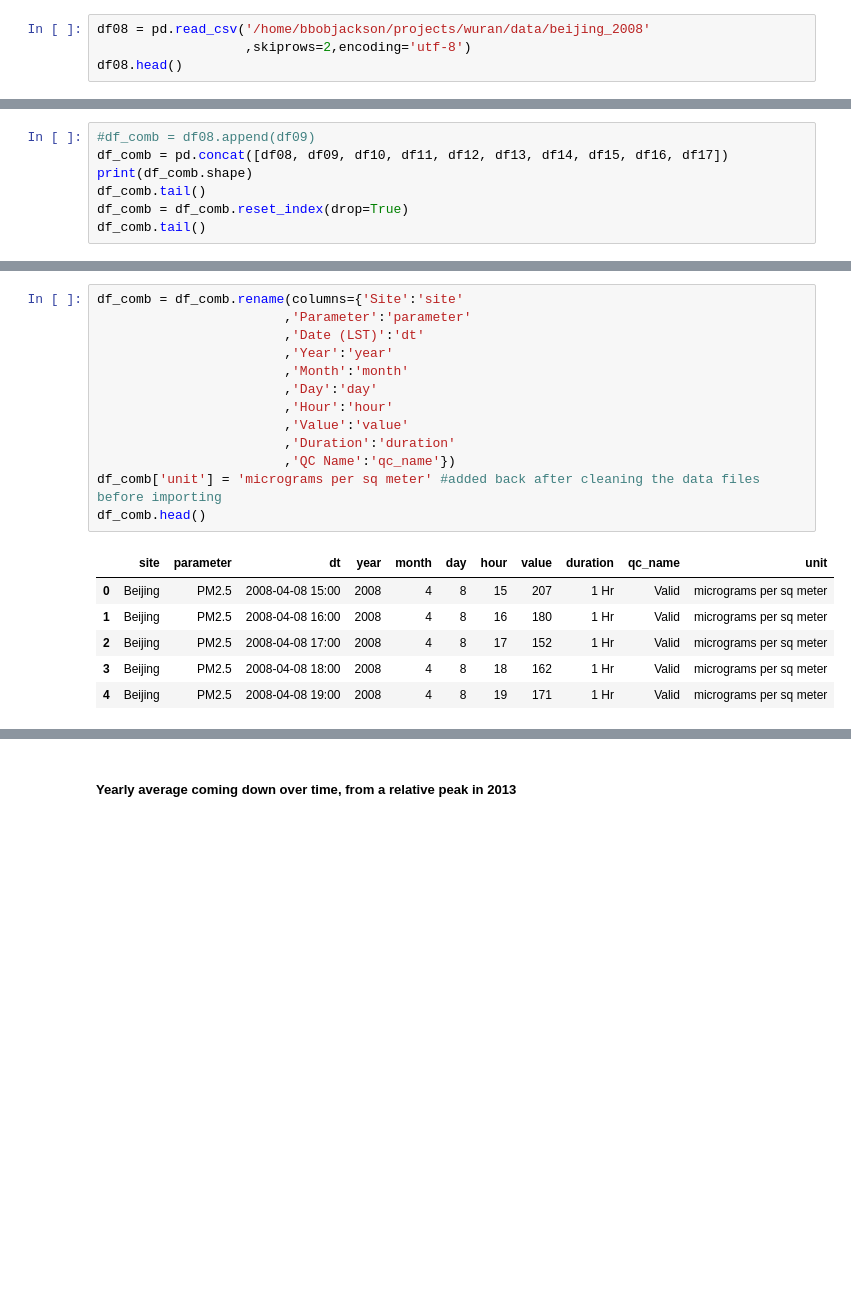
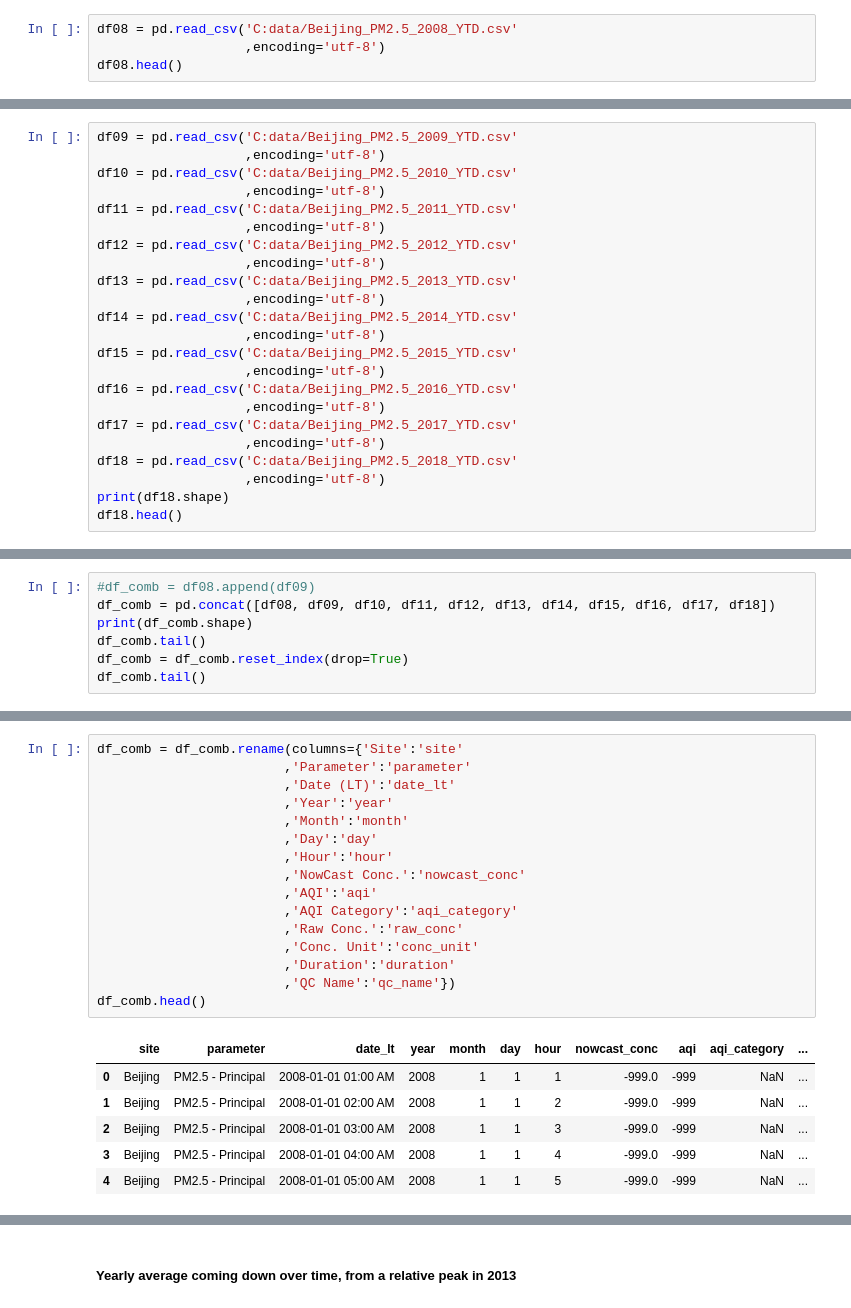
Before and after one commit to yontartu/wuran, a Jupyter notebook: beijing_aqi.ipynb, the cells around one changed output, grey strips where cells are left out. Saved outputs shown, nothing was run; the diff lists cells and outputs as text; blank space fills up the shorter version.

```diff
--- a/beijing_aqi.ipynb
+++ b/beijing_aqi.ipynb
@@ -15,7 +16,7 @@ import json
 
 %matplotlib inline
 # %%
-df08 = pd.read_csv('/home/bbobjackson/projects/wuran/data/beijing_2008'
-                   ,skiprows=2,encoding='utf-8')
+df08 = pd.read_csv('C:data/Beijing_PM2.5_2008_YTD.csv'
+                   ,encoding='utf-8')
 df08.head()
 # %% [output]
@@ -59,0 +29,23 @@ df16.head()
+# %%
+df09 = pd.read_csv('C:data/Beijing_PM2.5_2009_YTD.csv'
+                   ,encoding='utf-8')
+df10 = pd.read_csv('C:data/Beijing_PM2.5_2010_YTD.csv'
+                   ,encoding='utf-8')
+df11 = pd.read_csv('C:data/Beijing_PM2.5_2011_YTD.csv'
+                   ,encoding='utf-8')
+df12 = pd.read_csv('C:data/Beijing_PM2.5_2012_YTD.csv'
+                   ,encoding='utf-8')
+df13 = pd.read_csv('C:data/Beijing_PM2.5_2013_YTD.csv'
+                   ,encoding='utf-8')
+df14 = pd.read_csv('C:data/Beijing_PM2.5_2014_YTD.csv'
+                   ,encoding='utf-8')
+df15 = pd.read_csv('C:data/Beijing_PM2.5_2015_YTD.csv'
+                   ,encoding='utf-8')
+df16 = pd.read_csv('C:data/Beijing_PM2.5_2016_YTD.csv'
+                   ,encoding='utf-8')
+df17 = pd.read_csv('C:data/Beijing_PM2.5_2017_YTD.csv'
+                   ,encoding='utf-8')
+df18 = pd.read_csv('C:data/Beijing_PM2.5_2018_YTD.csv'
+                   ,encoding='utf-8')
+print(df18.shape)
+df18.head()
@@ -60,6 +60,6 @@ df16.head()
 # %%
 #df_comb = df08.append(df09)
-df_comb = pd.concat([df08, df09, df10, df11, df12, df13, df14, df15, df16, df17])
+df_comb = pd.concat([df08, df09, df10, df11, df12, df13, df14, df15, df16, df17, df18])
 print(df_comb.shape)
 df_comb.tail()
 df_comb = df_comb.reset_index(drop=True)
@@ -84,22 +84,25 @@ Each smaller dataframe should have 4 fewer lines, accountings for data descripti
 # %%
 df_comb = df_comb.rename(columns={'Site':'site'
                         ,'Parameter':'parameter'
-                        ,'Date (LST)':'dt'
+                        ,'Date (LT)':'date_lt'
                         ,'Year':'year'
                         ,'Month':'month'
                         ,'Day':'day'
                         ,'Hour':'hour'
-                        ,'Value':'value'
+                        ,'NowCast Conc.':'nowcast_conc'
+                        ,'AQI':'aqi'
+                        ,'AQI Category':'aqi_category'
+                        ,'Raw Conc.':'raw_conc'
+                        ,'Conc. Unit':'conc_unit'
                         ,'Duration':'duration'
                         ,'QC Name':'qc_name'})
-df_comb['unit'] = 'micrograms per sq meter' #added back after cleaning the data files before importing
 df_comb.head()
 # %% [output]
-|  | site | parameter | dt | year | month | day | hour | value | duration | qc_name | unit |
-| 0 | Beijing | PM2.5 | 2008-04-08 15:00 | 2008 | 4 | 8 | 15 | 207 | 1 Hr | Valid | micrograms per sq meter |
-| 1 | Beijing | PM2.5 | 2008-04-08 16:00 | 2008 | 4 | 8 | 16 | 180 | 1 Hr | Valid | micrograms per sq meter |
-| 2 | Beijing | PM2.5 | 2008-04-08 17:00 | 2008 | 4 | 8 | 17 | 152 | 1 Hr | Valid | micrograms per sq meter |
-| 3 | Beijing | PM2.5 | 2008-04-08 18:00 | 2008 | 4 | 8 | 18 | 162 | 1 Hr | Valid | micrograms per sq meter |
-| 4 | Beijing | PM2.5 | 2008-04-08 19:00 | 2008 | 4 | 8 | 19 | 171 | 1 Hr | Valid | micrograms per sq meter |
+|  | site | parameter | date_lt | year | month | day | hour | nowcast_conc | aqi | aqi_category | ... |
+| 0 | Beijing | PM2.5 - Principal | 2008-01-01 01:00 AM | 2008 | 1 | 1 | 1 | -999.0 | -999 | NaN | ... |
+| 1 | Beijing | PM2.5 - Principal | 2008-01-01 02:00 AM | 2008 | 1 | 1 | 2 | -999.0 | -999 | NaN | ... |
+| 2 | Beijing | PM2.5 - Principal | 2008-01-01 03:00 AM | 2008 | 1 | 1 | 3 | -999.0 | -999 | NaN | ... |
+| 3 | Beijing | PM2.5 - Principal | 2008-01-01 04:00 AM | 2008 | 1 | 1 | 4 | -999.0 | -999 | NaN | ... |
+| 4 | Beijing | PM2.5 - Principal | 2008-01-01 05:00 AM | 2008 | 1 | 1 | 5 | -999.0 | -999 | NaN | ... |
 # %%
 print(df_comb.groupby('qc_name').size())
```
Also changed, not shown: parts of 30 cells of this notebook, 27 other files.
